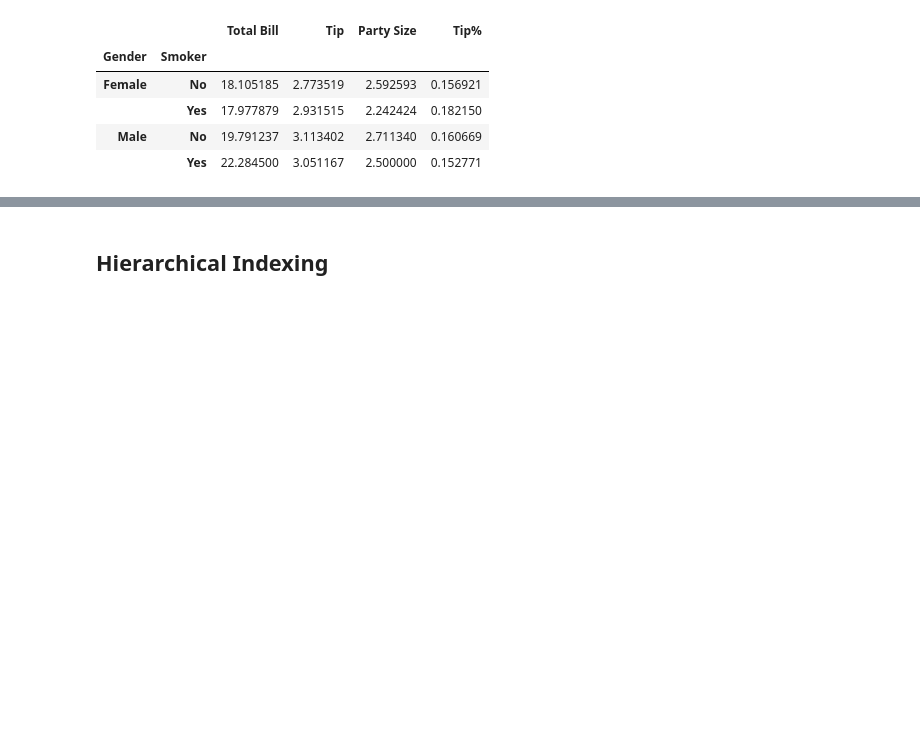
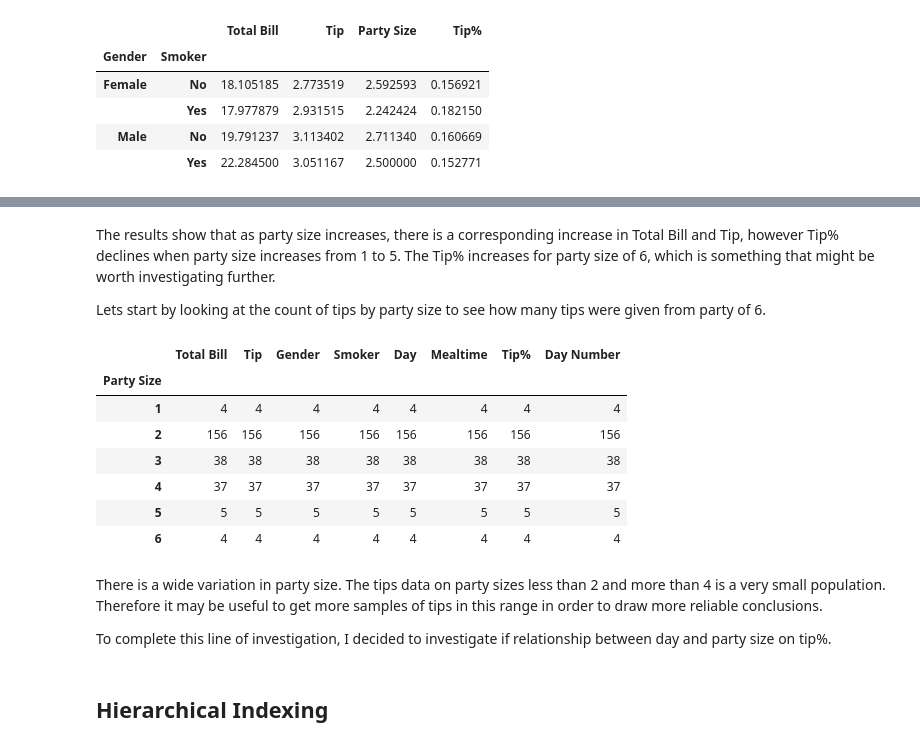
Before and after one commit to pcaulfie/fundamentals-project, a Jupyter notebook: Fundamentals of Data Analysis.ipynb, the cells around one changed output, grey strips where cells are left out. Cells and saved outputs as stored; diff of their text form; code cells hidden in the pictures; blank space fills up the shorter version.

```diff
--- a/Fundamentals of Data Analysis.ipynb
+++ b/Fundamentals of Data Analysis.ipynb
@@ -307,3 +306,26 @@ means_day_size
+# %% [markdown]
+The results show that as party size increases, there is a corresponding increase in Total Bill and Tip, however Tip% declines when party size increases from 1 to 5. The Tip% increases for party size of 6, which is something that might be worth investigating further.
+
+Lets start by looking at the count of tips by party size to see how many tips were given from party of 6.
+# %%
+# Investigate if the number of tips recorded by group size
+# Adapted from McKinney 2019
+# use groupby function to group by Party Size for each column Total Bill, Tip, Party Size and Tip %
+count = df.groupby('Party Size').count()
+count # print result
+# %% [output]
+|  | Total Bill | Tip | Gender | Smoker | Day | Mealtime | Tip% | Day Number |
+| Party Size |  |  |  |  |  |  |  |  |
+| 1 | 4 | 4 | 4 | 4 | 4 | 4 | 4 | 4 |
+| 2 | 156 | 156 | 156 | 156 | 156 | 156 | 156 | 156 |
+| 3 | 38 | 38 | 38 | 38 | 38 | 38 | 38 | 38 |
+| 4 | 37 | 37 | 37 | 37 | 37 | 37 | 37 | 37 |
+| 5 | 5 | 5 | 5 | 5 | 5 | 5 | 5 | 5 |
+| 6 | 4 | 4 | 4 | 4 | 4 | 4 | 4 | 4 |
+# %% [markdown]
+There is a wide variation in party size. The tips data on party sizes less than 2 and more than 4 is a very small population. Therefore it may be useful to get more samples of tips in this range in order to draw more reliable conclusions.
+
+To complete this line of investigation, I decided to investigate if relationship between day and party size on tip%.
 # %% [markdown]
 ## Hierarchical Indexing
 # %%
```
Also changed, not shown: parts of 18 cells of this notebook.
